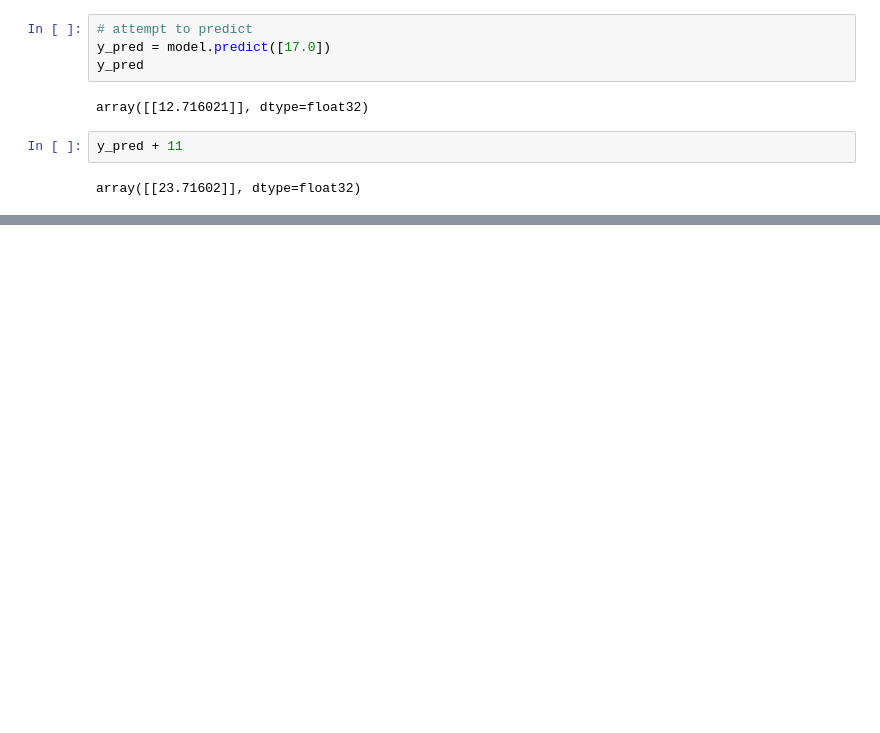
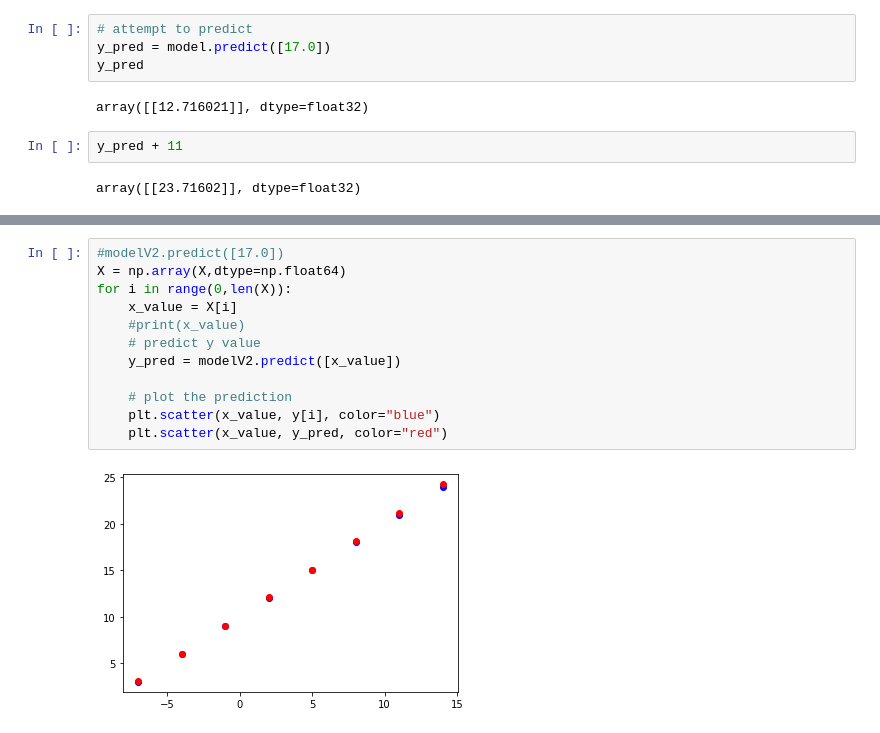
Before and after one commit to Auzlex/uwe-dsp, a Jupyter notebook: TF Neural Regression.ipynb, the cells around one changed output, grey strips where cells are left out. Drawn from its saved outputs; the diff is of its cells as text; blank space fills up the shorter version.

```diff
--- a/TF Neural Regression.ipynb
+++ b/TF Neural Regression.ipynb
@@ -125,0 +210,14 @@ array([[23.71602]], dtype=float32)
+# %%
+#modelV2.predict([17.0])
+X = np.array(X,dtype=np.float64)
+for i in range(0,len(X)):
+    x_value = X[i]
+    #print(x_value)
+    # predict y value
+    y_pred = modelV2.predict([x_value])
+
+    # plot the prediction
+    plt.scatter(x_value, y[i], color="blue")
+    plt.scatter(x_value, y_pred, color="red")
+# %% [output]
+[figure, added]
```
Also changed, not shown: parts of 14 cells of this notebook.
